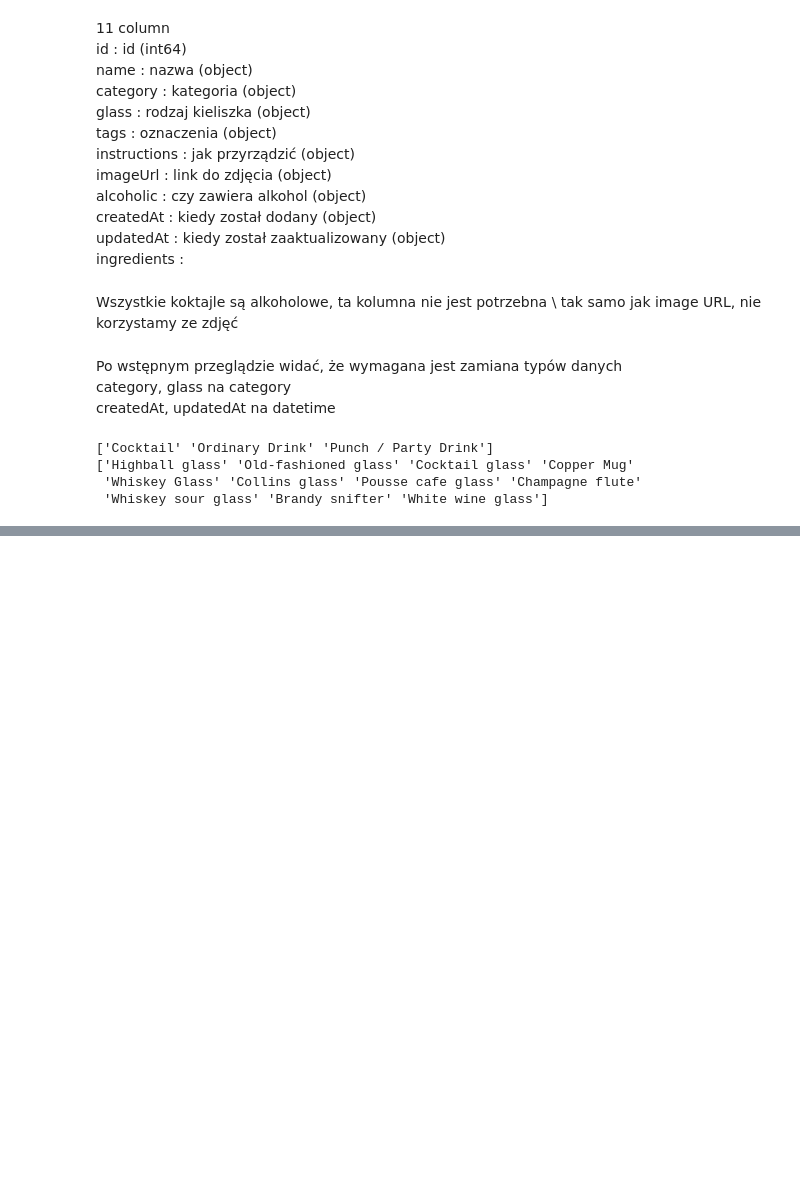
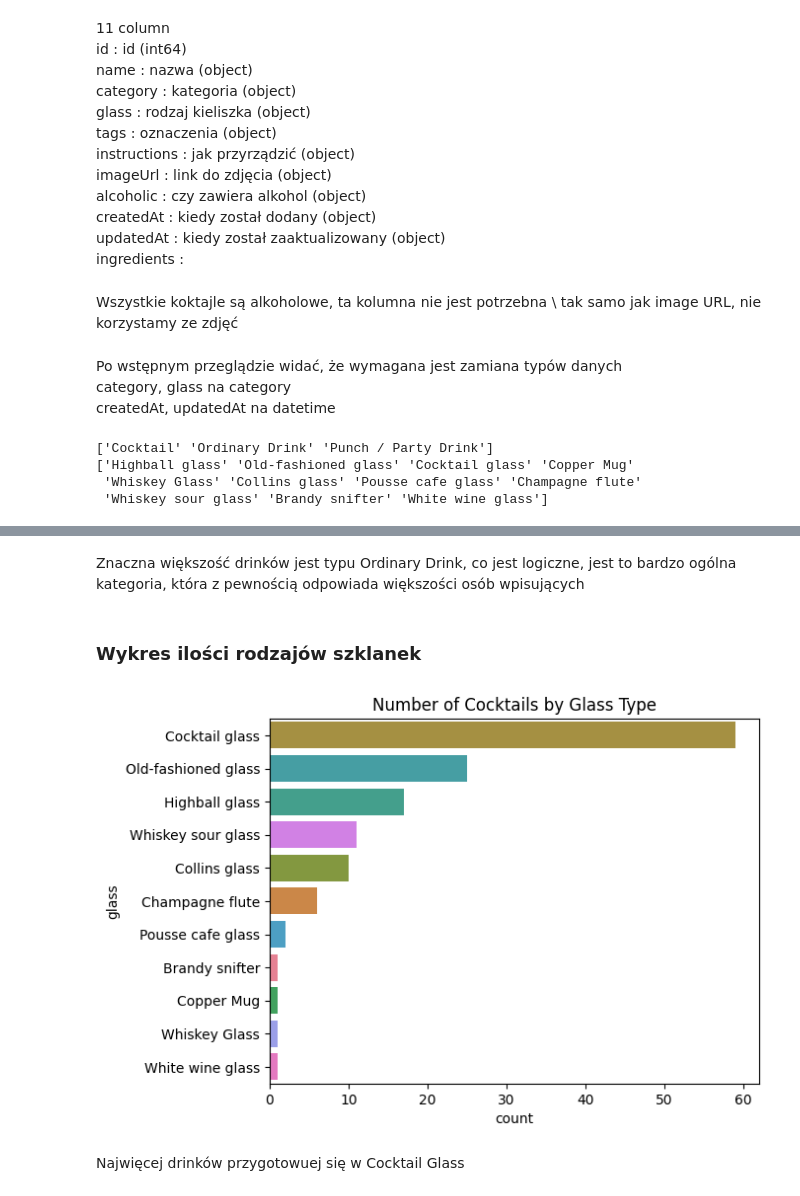
Before and after one commit to NoMoreCookies/KNSolvro-ZadanieR, a Jupyter notebook: eda/EDA.ipynb, the cells around one changed output, grey strips where cells are left out. Cells and saved outputs as stored; diff of their text form; code cells hidden in the pictures; blank space fills up the shorter version.

```diff
--- a/eda/EDA.ipynb
+++ b/eda/EDA.ipynb
@@ -81,3 +109,18 @@ df['glass'] = df['glass'].astype('category')
+# %% [markdown]
+Znaczna większość drinków jest typu Ordinary Drink, co jest logiczne, jest to bardzo ogólna kategoria, która z pewnością odpowiada większości osób wpisujących
+# %% [markdown]
+### Wykres ilości rodzajów szklanek
+# %%
+sns.countplot(data = df, \
+            y = "glass",
+            hue = "glass", \
+            order = df['glass'].value_counts().index)
+plt.title('Number of Cocktails by Glass Type')
+plt.show()
+# %% [output]
+[figure, added]
+# %% [markdown]
+Najwięcej drinków przygotowuej się w Cocktail Glass
 # %%
 result_path = Path.cwd().parent / "data" / "cocktails.csv"
 df.to_csv(result_path, index=False)
```
Also changed, not shown: parts of 8 cells of this notebook, 4 other files.
